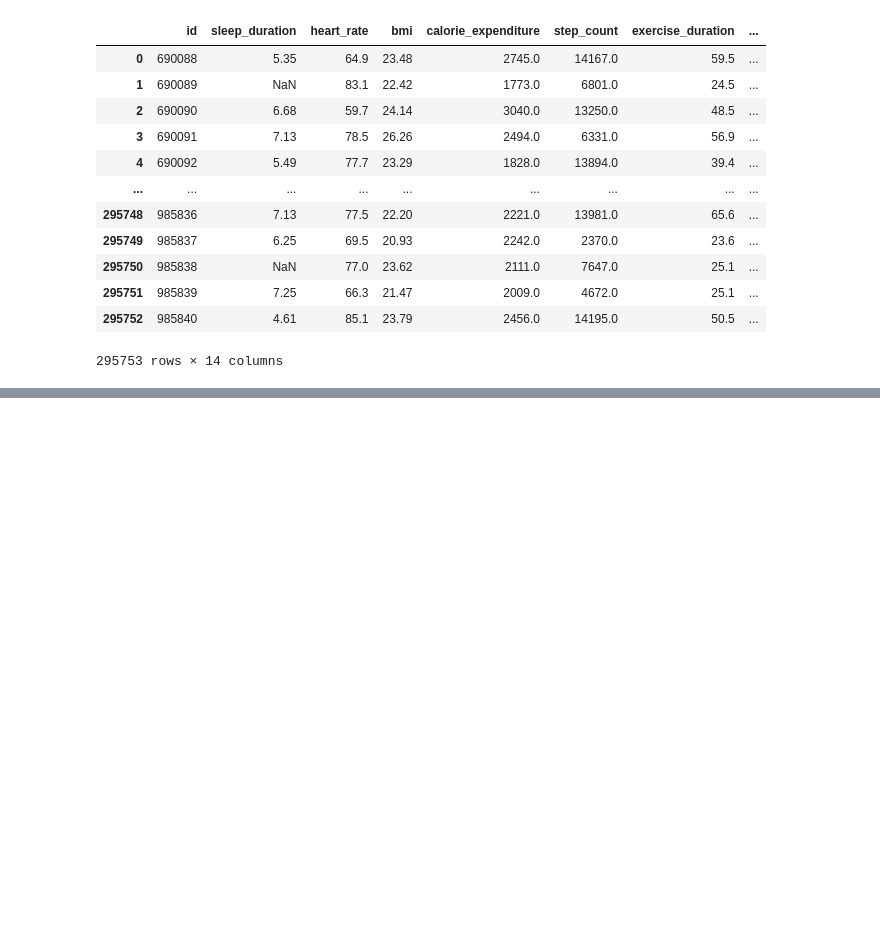
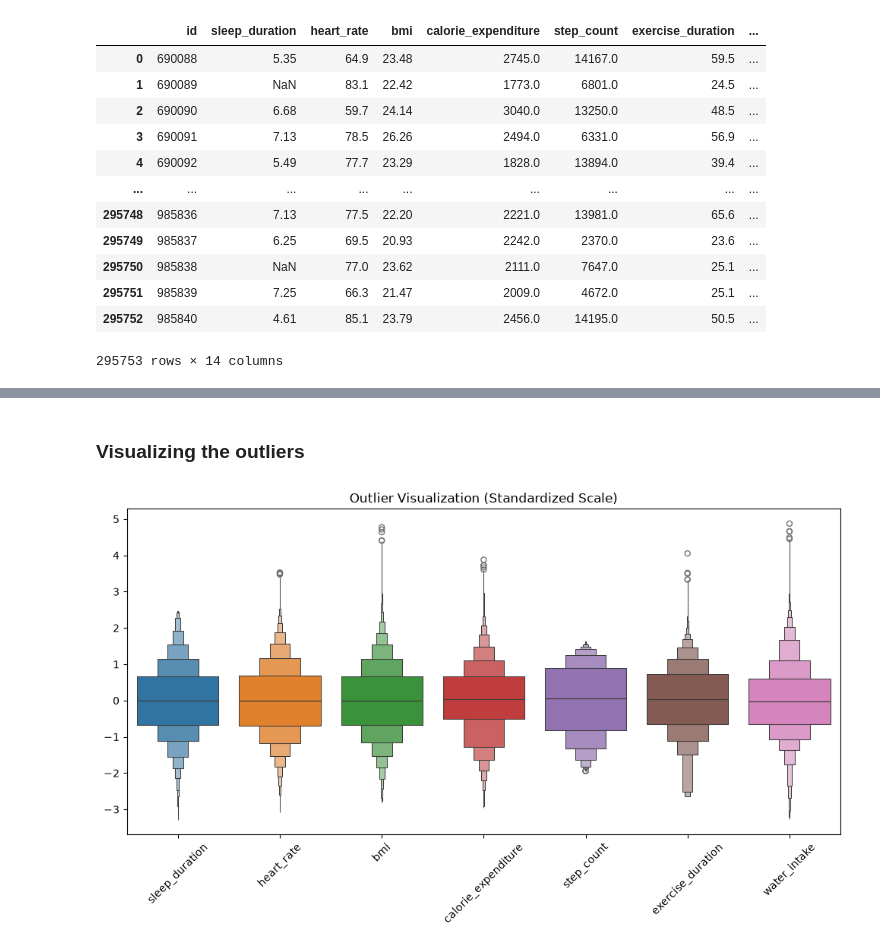
Before and after one commit to TinyHaitch/student-health-risk-analysis, a Jupyter notebook: analysis/student_data.ipynb, the cells around one changed output, grey strips where cells are left out. Saved outputs shown, nothing was run; the diff lists cells and outputs as text; code cells hidden in the pictures; blank space fills up the shorter version.

```diff
--- a/analysis/student_data.ipynb
+++ b/analysis/student_data.ipynb
@@ -82,0 +129,17 @@ dtype: float64
+# %% [markdown]
+### Visualizing the outliers
+# %%
+## Creating the boxplot
+num_data = student_data.select_dtypes(exclude=str)
+
+standardized_data = (num_data - num_data.mean() ) / num_data.std()
+
+
+plt.figure(figsize=(10, 6))
+sns.boxenplot(data=standardized_data)
+plt.title("Outlier Visualization (Standardized Scale)")
+plt.xticks(rotation=45)
+plt.tight_layout()
+plt.show()
+# %% [output]
+[figure, added]
```
Also changed, not shown: parts of 6 cells of this notebook.
